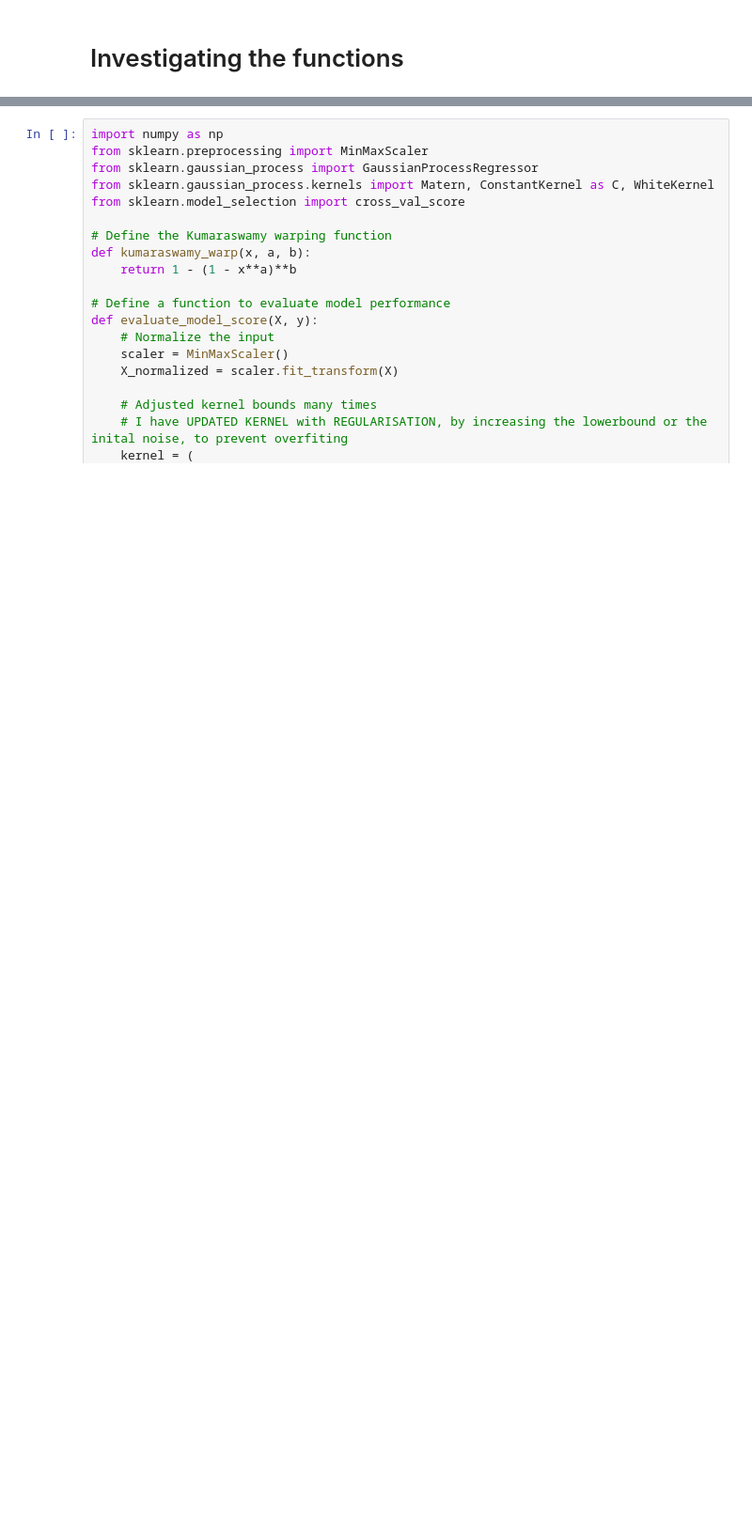
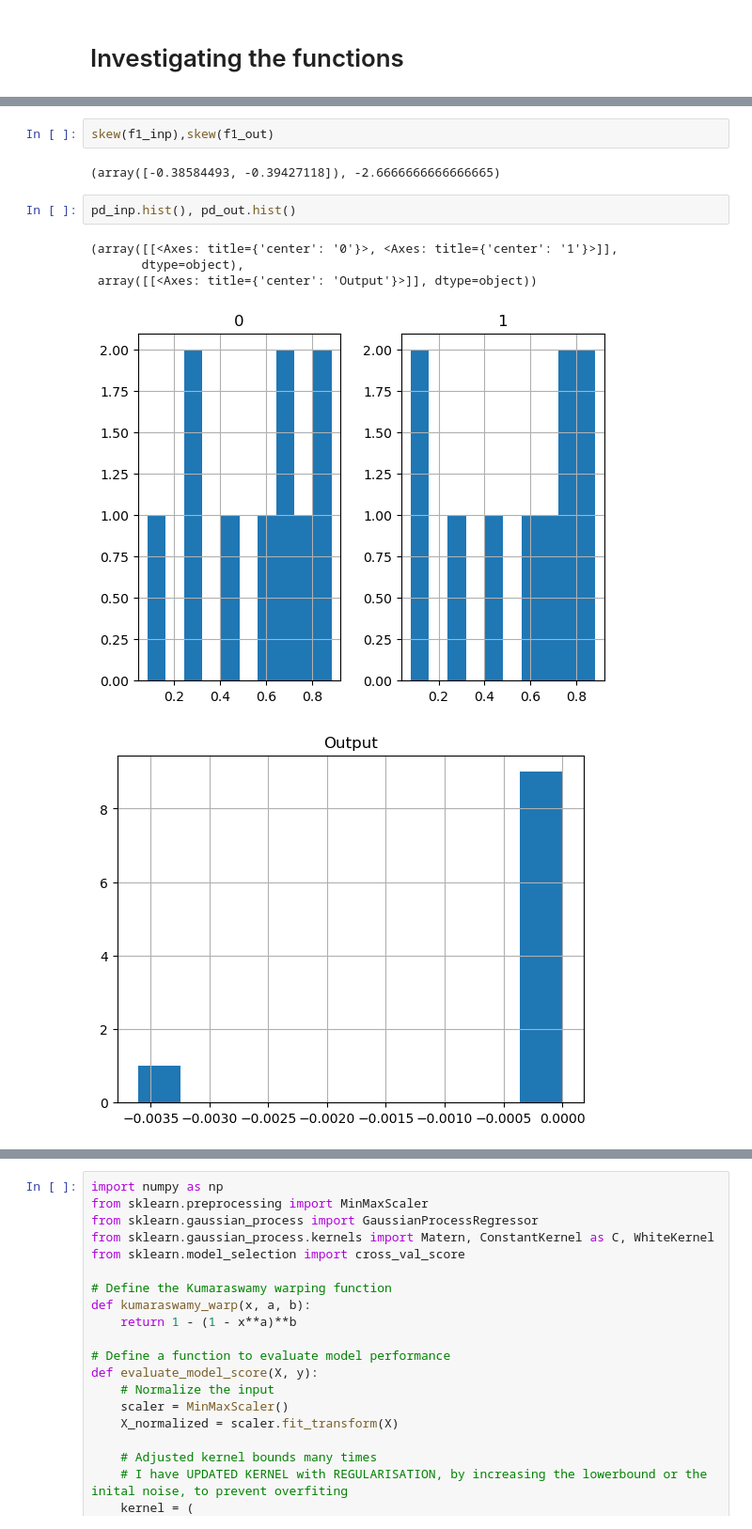
Before and after one commit to Alerdo/BlackBox-Bayesian_Optimisation, a Jupyter notebook: initial_data/0.0 notebooks/f1_optimisation.ipynb, the cells around one changed output, grey strips where cells are left out. Shown at 94% size. Saved outputs shown, nothing was run; the diff lists cells and outputs as text; blank space fills up the shorter version.

```diff
--- a/initial_data/0.0 notebooks/f1_optimisation.ipynb
+++ b/initial_data/0.0 notebooks/f1_optimisation.ipynb
@@ -26,0 +67,12 @@ f1_inp, f1_out
+# %%
+skew(f1_inp),skew(f1_out)
+# %% [output]
+(array([-0.38584493, -0.39427118]), -2.6666666666666665)
+# %%
+pd_inp.hist(), pd_out.hist()
+# %% [output]
+(array([[<Axes: title={'center': '0'}>, <Axes: title={'center': '1'}>]],
+       dtype=object),
+ array([[<Axes: title={'center': 'Output'}>]], dtype=object))
+[figure, added]
+[figure, added]
```
Also changed, not shown: parts of 75 cells of this notebook, 10 other files.
